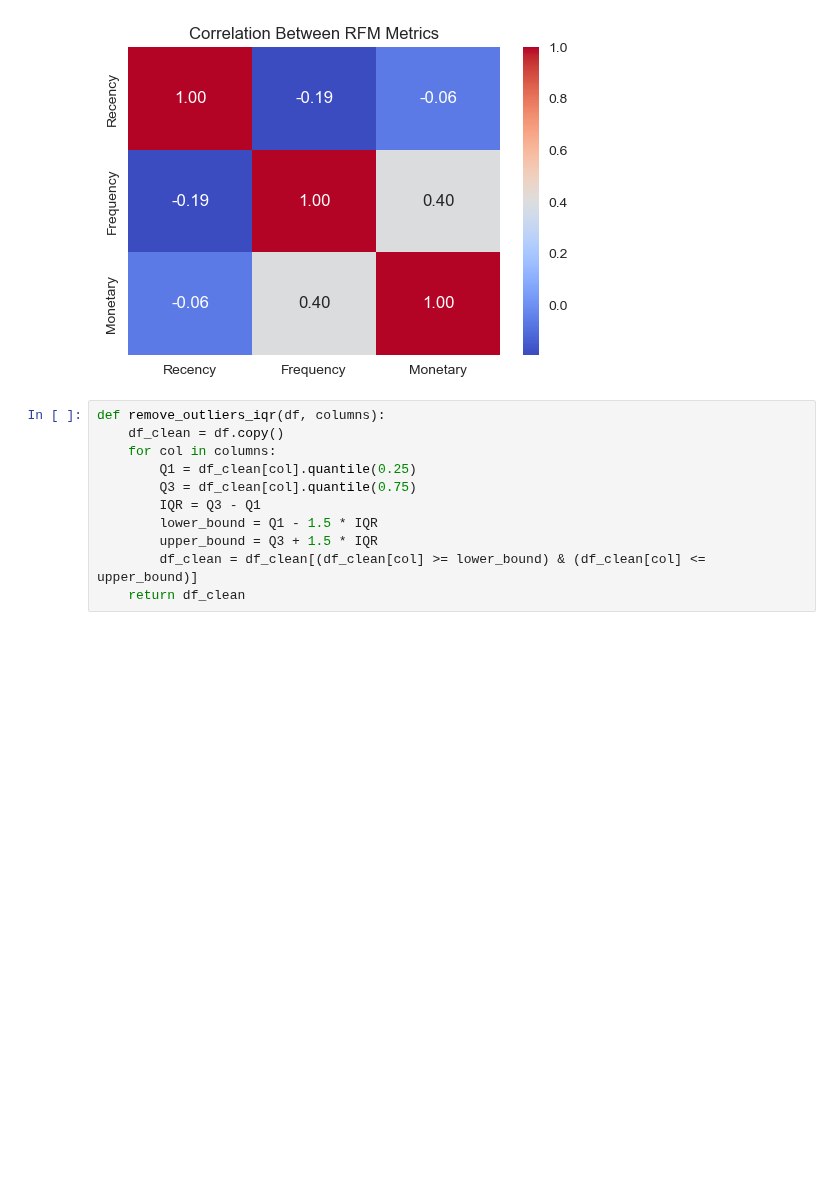
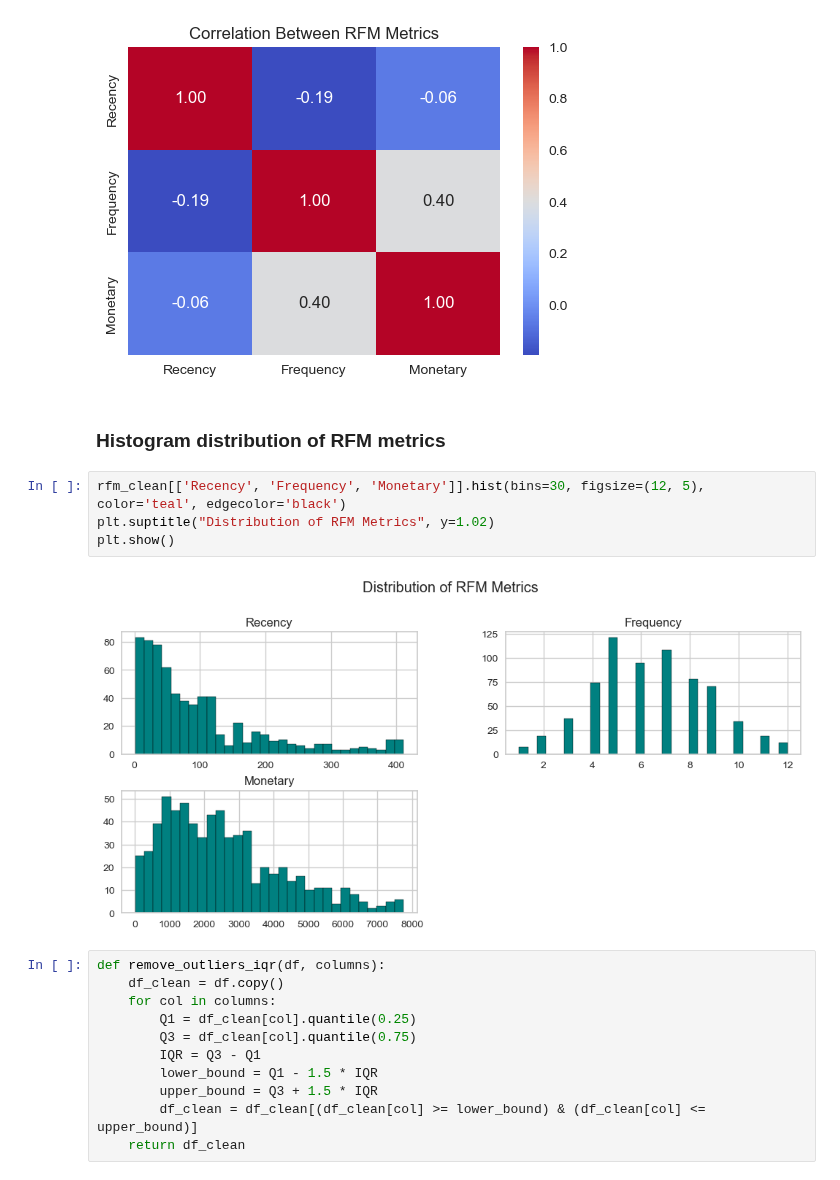
Before and after one commit to bbhatta10/E-Commerce-Sales-Insights-Tableau-Dashboard-, a Jupyter notebook: BI.ipynb, the cells around one changed output. Cells and saved outputs as stored; diff of their text form; blank space fills up the shorter version.

Commit message:
Histogram dsitribution

```diff
--- a/BI.ipynb
+++ b/BI.ipynb
@@ -1737,6 +1737,14 @@ plt.title("Correlation Between RFM Metrics")
 plt.show()
 # %% [output]
 [figure]
+# %% [markdown]
+### Histogram distribution of RFM metrics
+# %%
+rfm_clean[['Recency', 'Frequency', 'Monetary']].hist(bins=30, figsize=(12, 5), color='teal', edgecolor='black')
+plt.suptitle("Distribution of RFM Metrics", y=1.02)
+plt.show()
+# %% [output]
+[figure, added]
 # %%
 def remove_outliers_iqr(df, columns):
     df_clean = df.copy()
```
